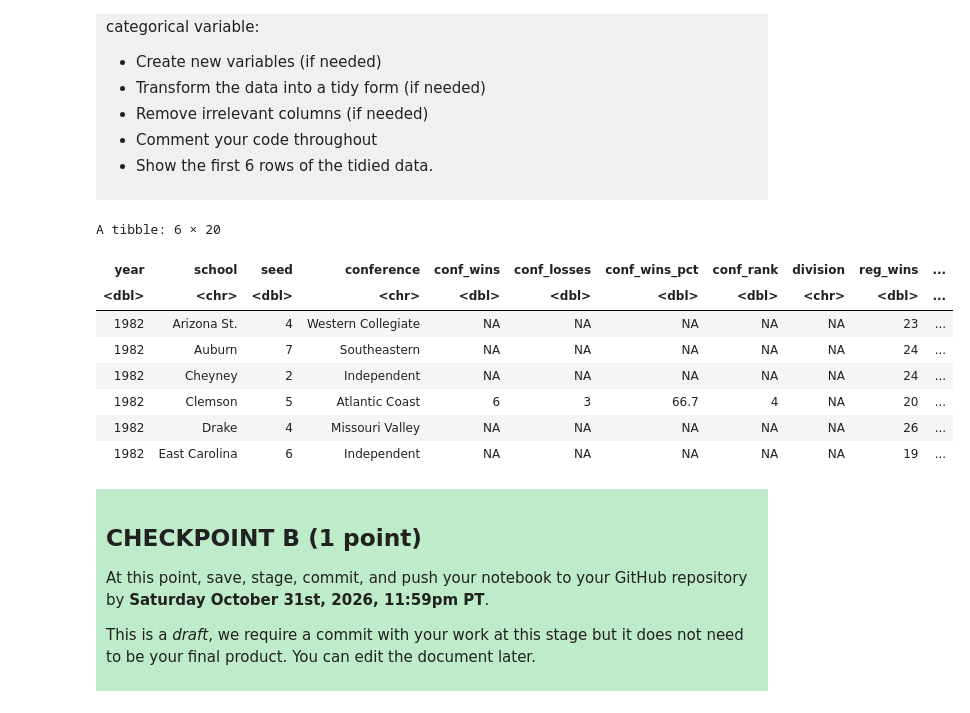
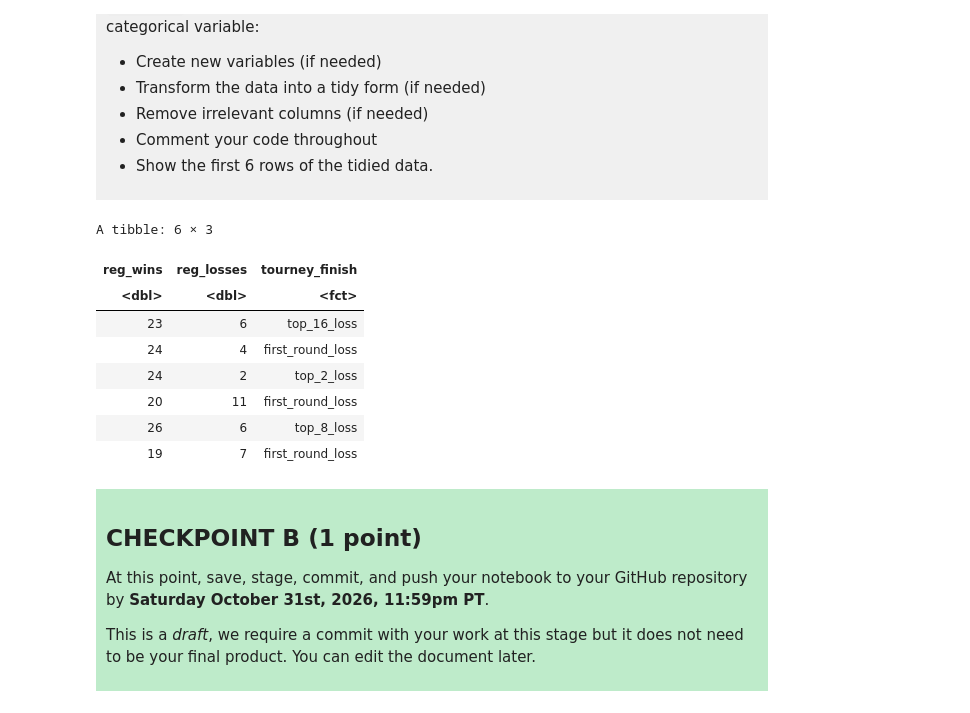
Before and after one commit to melodyl000/DSCI-Project-Melody, a Jupyter notebook: dsci-100-project-notebook.ipynb, the cells around one changed output. Saved outputs shown, nothing was run; the diff lists cells and outputs as text; code cells hidden in the pictures.

```diff
--- a/dsci-100-project-notebook.ipynb
+++ b/dsci-100-project-notebook.ipynb
@@ -223,18 +223,19 @@ Produce a tidy data set that could be used to answer your research question usin
 </div>
 # %%
 basketball_tidy<-basketball_data|>
-                    mutate(tourney_finish=as_factor(tourney_finish))
+                    mutate(tourney_finish=as_factor(tourney_finish))|>
+                    select(reg_wins, reg_losses, tourney_finish)
 basketball_tidy
 # %% [output]
-A tibble: 6 × 20
+A tibble: 6 × 3
-| year | school | seed | conference | conf_wins | conf_losses | conf_wins_pct | conf_rank | division | reg_wins | ... |
-| <dbl> | <chr> | <dbl> | <chr> | <dbl> | <dbl> | <dbl> | <dbl> | <chr> | <dbl> | ... |
-| 1982 | Arizona St. | 4 | Western Collegiate | NA | NA | NA | NA | NA | 23 | ... |
-| 1982 | Auburn | 7 | Southeastern | NA | NA | NA | NA | NA | 24 | ... |
-| 1982 | Cheyney | 2 | Independent | NA | NA | NA | NA | NA | 24 | ... |
-| 1982 | Clemson | 5 | Atlantic Coast | 6 | 3 | 66.7 | 4 | NA | 20 | ... |
-| 1982 | Drake | 4 | Missouri Valley | NA | NA | NA | NA | NA | 26 | ... |
-| 1982 | East Carolina | 6 | Independent | NA | NA | NA | NA | NA | 19 | ... |
+| reg_wins | reg_losses | tourney_finish |
+| <dbl> | <dbl> | <fct> |
+| 23 | 6 | top_16_loss |
+| 24 | 4 | first_round_loss |
+| 24 | 2 | top_2_loss |
+| 20 | 11 | first_round_loss |
+| 26 | 6 | top_8_loss |
+| 19 | 7 | first_round_loss |
 # %% [markdown]
 <div style="background-color: #beebca; padding: 10px;">
 
```
